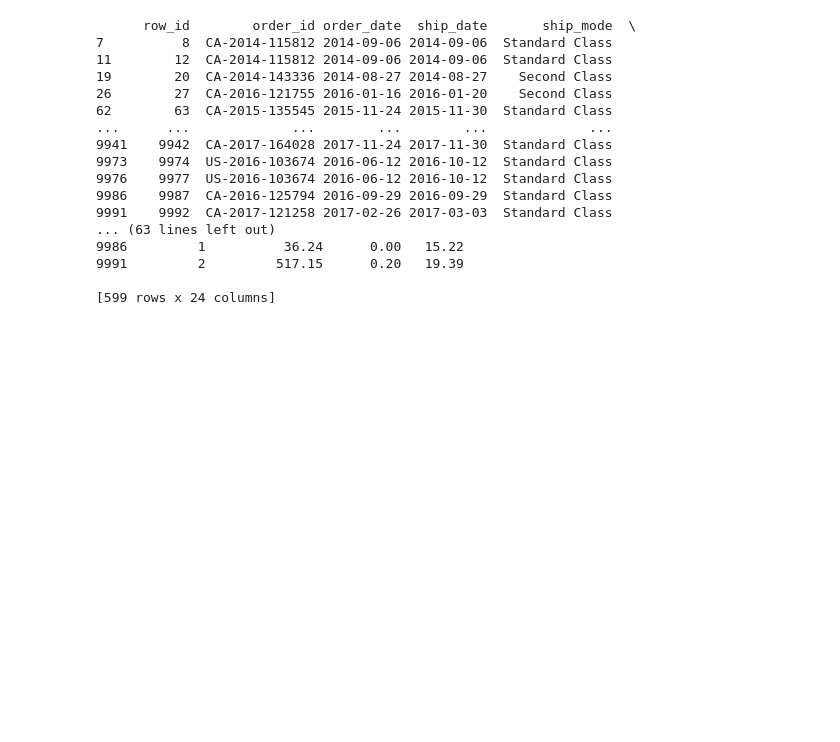
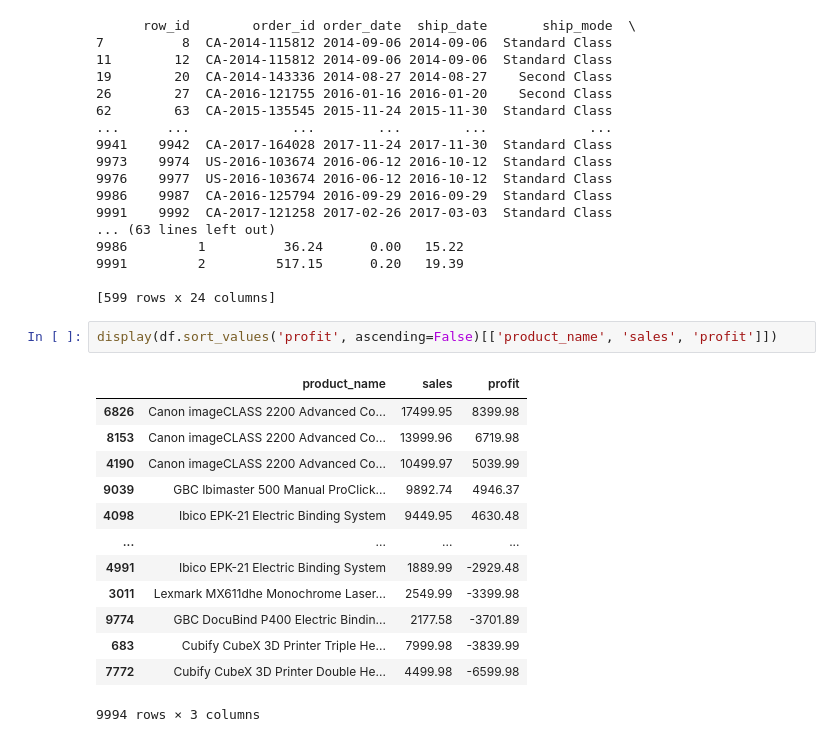
Before and after one commit to ZainulAbideen000748/Machine-Learning-Project, a Jupyter notebook: Python_Project_Panda,_Numpy,_Seaborn.ipynb, the cells around one changed output. Saved outputs shown, nothing was run; the diff lists cells and outputs as text; blank space fills up the shorter version.

Commit message:
Analyze Product with Profit in Descending order

```diff
--- a/Python_Project_Panda,_Numpy,_Seaborn.ipynb
+++ b/Python_Project_Panda,_Numpy,_Seaborn.ipynb
@@ -223,3 +223,19 @@ print(west_tech)
 9991         2         517.15      0.20   19.39
 
 [599 rows x 24 columns]
+# %%
+display(df.sort_values('profit', ascending=False)[['product_name', 'sales', 'profit']])
+# %% [output]
+|  | product_name | sales | profit |
+| 6826 | Canon imageCLASS 2200 Advanced Co... | 17499.95 | 8399.98 |
+| 8153 | Canon imageCLASS 2200 Advanced Co... | 13999.96 | 6719.98 |
+| 4190 | Canon imageCLASS 2200 Advanced Co... | 10499.97 | 5039.99 |
+| 9039 | GBC Ibimaster 500 Manual ProClick... | 9892.74 | 4946.37 |
+| 4098 | Ibico EPK-21 Electric Binding System | 9449.95 | 4630.48 |
+| ... | ... | ... | ... |
+| 4991 | Ibico EPK-21 Electric Binding System | 1889.99 | -2929.48 |
+| 3011 | Lexmark MX611dhe Monochrome Laser... | 2549.99 | -3399.98 |
+| 9774 | GBC DocuBind P400 Electric Bindin... | 2177.58 | -3701.89 |
+| 683 | Cubify CubeX 3D Printer Triple He... | 7999.98 | -3839.99 |
+| 7772 | Cubify CubeX 3D Printer Double He... | 4499.98 | -6599.98 |
+9994 rows × 3 columns
```
